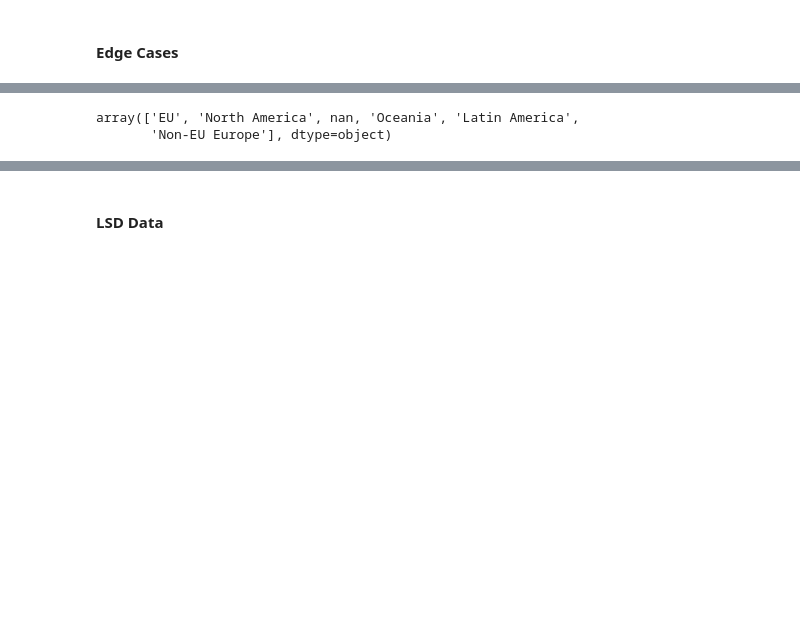
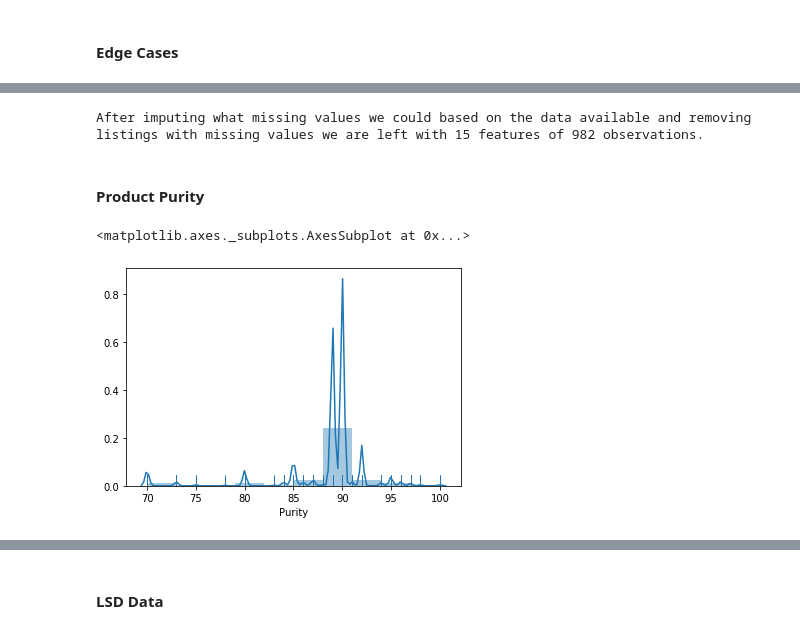
Before and after one commit to danielpetterson/darkwebmarkets, a Jupyter notebook: darknet_1.ipynb, the cells around one changed output, grey strips where cells are left out. Drawn from its saved outputs; the diff is of its cells as text; code cells hidden in the pictures; blank space fills up the shorter version.

```diff
--- a/darknet_1.ipynb
+++ b/darknet_1.ipynb
@@ -792,5 +819,20 @@ fig.show()
-# %%
-dfcoca['Origin_region'].unique()[0:6]
-# %% [output]
-array(['EU', 'North America', nan, 'Oceania', 'Latin America',
-       'Non-EU Europe'], dtype=object)
+# %%
+# Drop remaining listings with NA values
+dfcoca = dfcoca.dropna()
+
+#Subset to plausible values
+dfcoca = dfcoca[dfcoca['Gram_Price'] < 700]
+dfcoca = dfcoca[dfcoca['Gram_Price'] > 30]
+
+# Dataframe dimensions
+print("After imputing what missing values we could based on the data available and removing listings with missing values we are left with",dfcoca.shape[1],"features of",dfcoca.shape[0], "observations.")
+# %% [output]
+After imputing what missing values we could based on the data available and removing listings with missing values we are left with 15 features of 982 observations.
+# %% [markdown]
+#### Product Purity
+# %%
+# Histogram of cocaine purity
+sns.distplot(dfcoca['Purity'],bins=10, hist=True, rug=True)
+# %% [output]
+<matplotlib.axes._subplots.AxesSubplot at 0x...>
+[figure, added]
```
Also changed, not shown: parts of 24 cells of this notebook.
